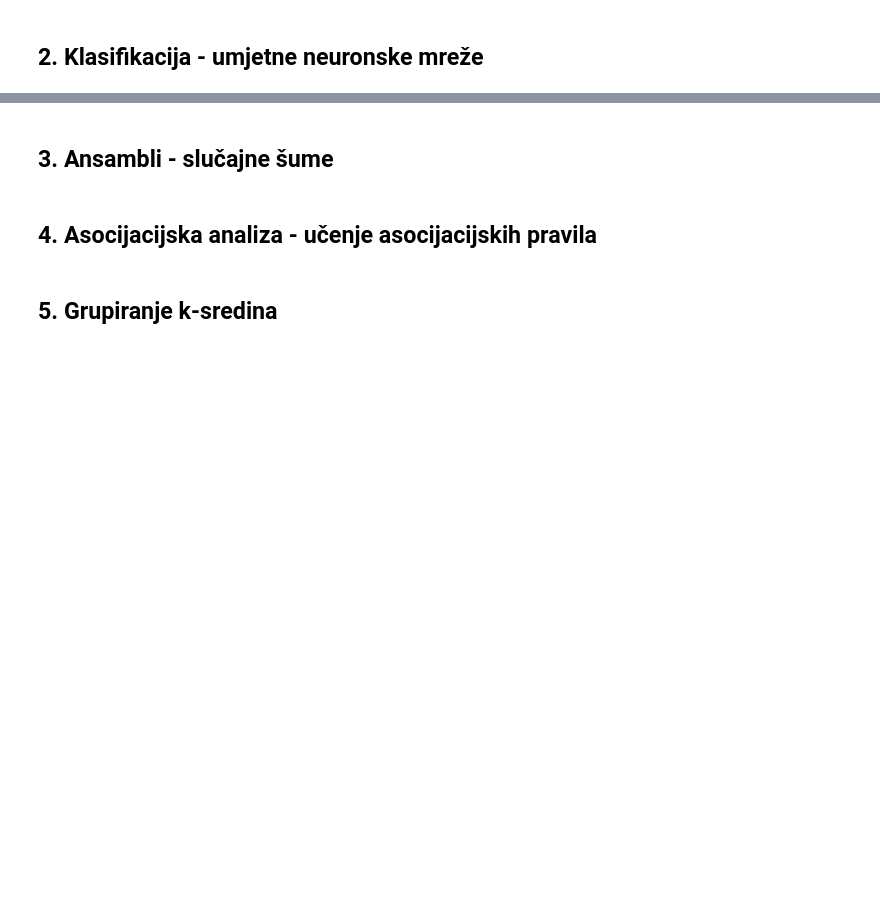
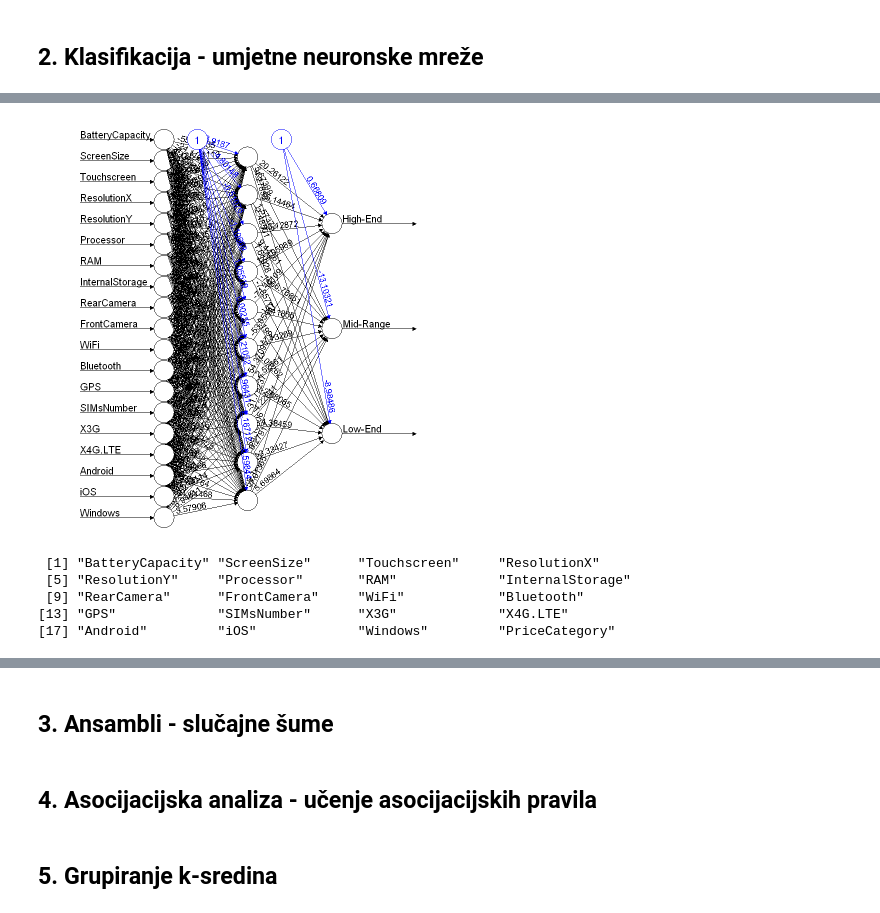
Before and after one commit to IvanVinski/dap-projekt, a Jupyter notebook: projekt.ipynb, the cells around one changed output, grey strips where cells are left out. Drawn from its saved outputs; the diff is of its cells as text; code cells hidden in the pictures; blank space fills up the shorter version.

Commit message:
neuralnet

```diff
--- a/projekt.ipynb
+++ b/projekt.ipynb
@@ -30,14 +30,20 @@ table(phoneData$Operating.system)
    Android BlackBerry   Cyanogen        iOS   Sailfish      Tizen    Windows
       1299         10         10         17          1          3         19
 # %%
-require(tidyr)
+library(tidyr)
+library(dplyr)
 
 phoneData <- phoneData %>%
-    filter(!(Operating.system == 'Sailfish' | Operating.system == 'Tizen' |
-            Operating.system == 'Cyanogen' | Operating.system == 'BlackBerry')) %>%    # delete rows with less know OS (only 24 rows)
-    mutate(across(c(Touchscreen, Wi.Fi, Bluetooth, GPS, X3G, X4G..LTE),
+    filter(!(OS == 'Sailfish' | OS == 'Tizen' |
+            OS == 'Cyanogen' | OS == 'BlackBerry')) %>%                       # delete rows with less know OS (only 24 rows)
+    mutate(across(c(Touchscreen, WiFi, Bluetooth, GPS, X3G, X4G.LTE),
           ~as.numeric(ifelse(.x == 'Yes', 1, 0)))) %>%                        # convert categorical Yes/No to 1/0
-    mutate(value = 1) %>% spread(Operating.system, value,  fill = 0 ) %>%     # One-hot-encoding OS column
+    mutate(value = 1) %>% spread(OS, value,  fill = 0 ) %>%                   # One-hot-encoding OS column
     mutate(across(c(5,6, 8:14, 18), scale)) %>%                               # normalization with scale() for numeric data
     mutate(Price=round(Price/87.95)) %>%                                      # convert indian rupee to euro
-    mutate(PriceCategory = ifelse(Price <= 400, 'Low-End', ifelse(Price <= 700, 'Mid-Range', 'High-End')))
+    mutate(PriceCategory = ifelse(Price <= 60, 'Low-End', ifelse(Price <= 110, 'Mid-Range', 'High-End')))
+# %%
+#phoneData <- phoneData[ -c(1:4,7,15:17,19:21) ]
+
+phoneData <- phoneData[ -c(1:4,21) ]
+phoneData$PriceCategory <- factor(phoneData$PriceCategory, levels = c('Low-End', 'Mid-Range', 'High-End'), ordered=T)
@@ -44,2 +55,16 @@ phoneData <- phoneData %>%
 # %% [markdown]
 ## 2. Klasifikacija - umjetne neuronske mreže
+# %%
+library(neuralnet)
+library(caret)
+
+indeksi = createDataPartition(phoneData$PriceCategory, p = 0.8, list = FALSE)
+skup_tren <- phoneData[indeksi, ]
+skup_test <- phoneData[-indeksi, ]
+
+nn = neuralnet(PriceCategory ~ .,
+                data = skup_tren,
+                hidden = 10,
+                lifesign = 'full',
+                linear.output = FALSE,
+                stepmax = 1000000)
@@ -45,0 +89,12 @@ phoneData <- phoneData %>%
+# %%
+plot(nn, rep=1)
+# %% [output]
+[figure, added]
+# %%
+names(phoneData)
+# %% [output]
+ [1] "BatteryCapacity" "ScreenSize"      "Touchscreen"     "ResolutionX"
+ [5] "ResolutionY"     "Processor"       "RAM"             "InternalStorage"
+ [9] "RearCamera"      "FrontCamera"     "WiFi"            "Bluetooth"
+[13] "GPS"             "SIMsNumber"      "X3G"             "X4G.LTE"
+[17] "Android"         "iOS"             "Windows"         "PriceCategory"
```
Also changed, not shown: parts of 7 cells of this notebook, 3 other files.
